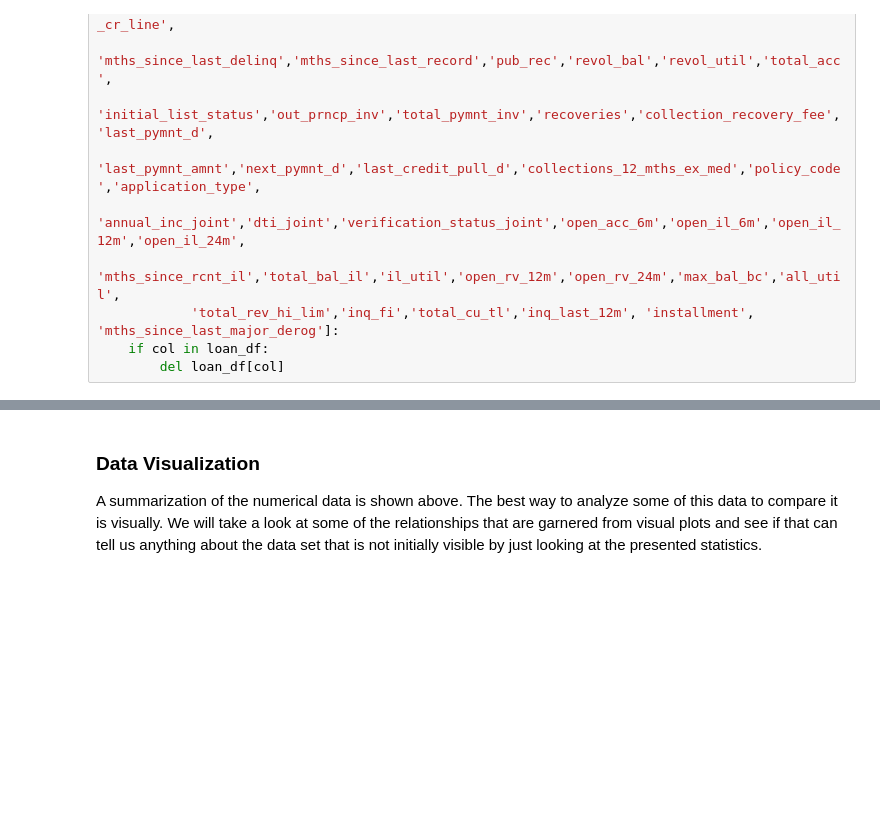
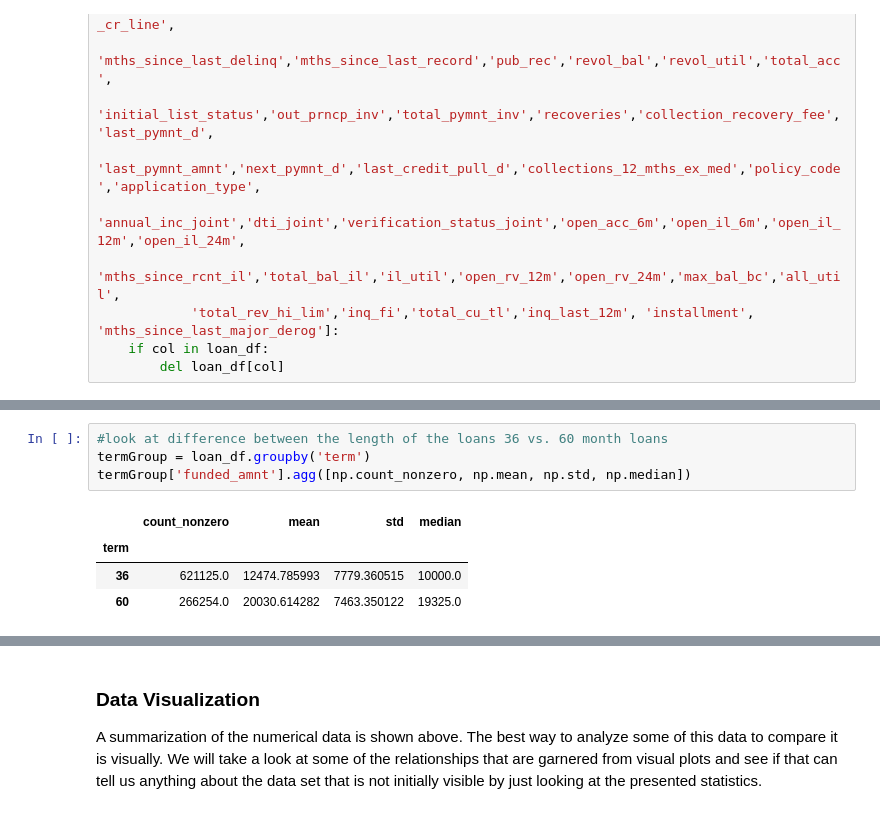
Before and after one commit to mridulja/MSDS7331_Project1, a Jupyter notebook: Data AnalysisV2.ipynb, the cells around one changed output, grey strips where cells are left out. Cells and saved outputs as stored; diff of their text form; blank space fills up the shorter version.

```diff
--- a/Data AnalysisV2.ipynb
+++ b/Data AnalysisV2.ipynb
@@ -271,3 +180,12 @@ loan_df.describe()
 | 50% | 3.709528e+07 | 13000.000000 | 13000.000000 | 36.000000 | 12.990000 | 6.500000e+04 | 17.650000 | 0.000000 | ... |
 | 75% | 5.847135e+07 | 20000.000000 | 20000.000000 | 60.000000 | 16.200000 | 9.000000e+04 | 23.950000 | 0.000000 | ... |
 | max | 7.354484e+07 | 35000.000000 | 35000.000000 | 60.000000 | 28.990000 | 9.500000e+06 | 9999.000000 | 39.000000 | ... |
+# %%
+#look at difference between the length of the loans 36 vs. 60 month loans
+termGroup = loan_df.groupby('term')
+termGroup['funded_amnt'].agg([np.count_nonzero, np.mean, np.std, np.median])
+# %% [output]
+|  | count_nonzero | mean | std | median |
+| term |  |  |  |  |
+| 36 | 621125.0 | 12474.785993 | 7779.360515 | 10000.0 |
+| 60 | 266254.0 | 20030.614282 | 7463.350122 | 19325.0 |
```
Also changed, not shown: parts of 25 cells of this notebook.
